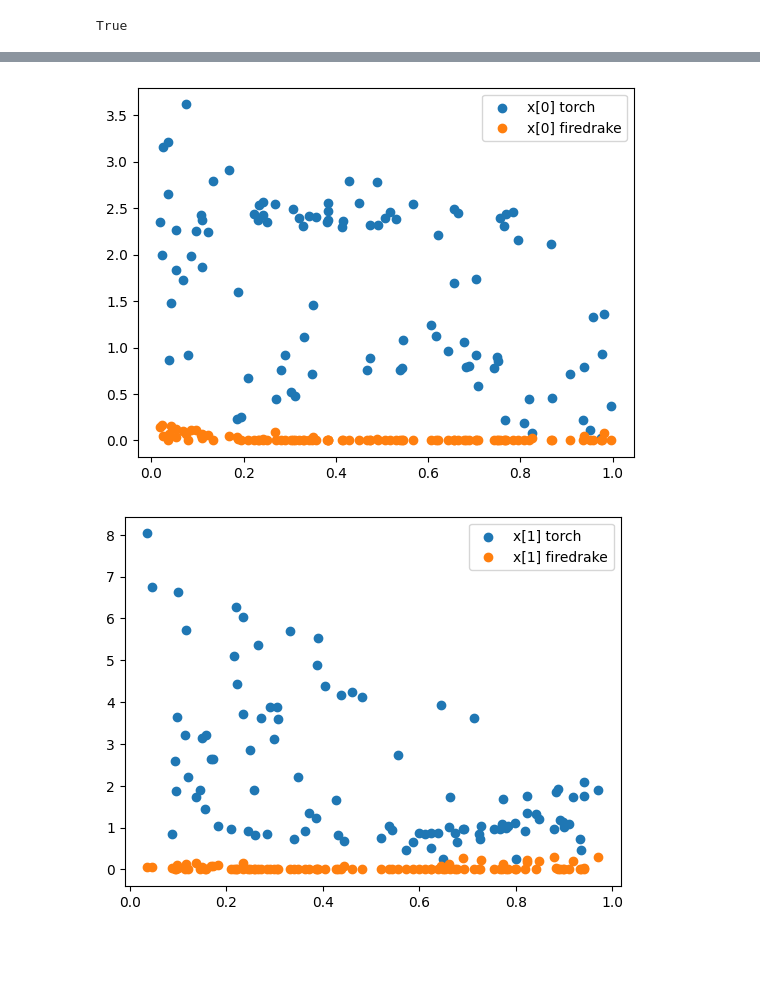
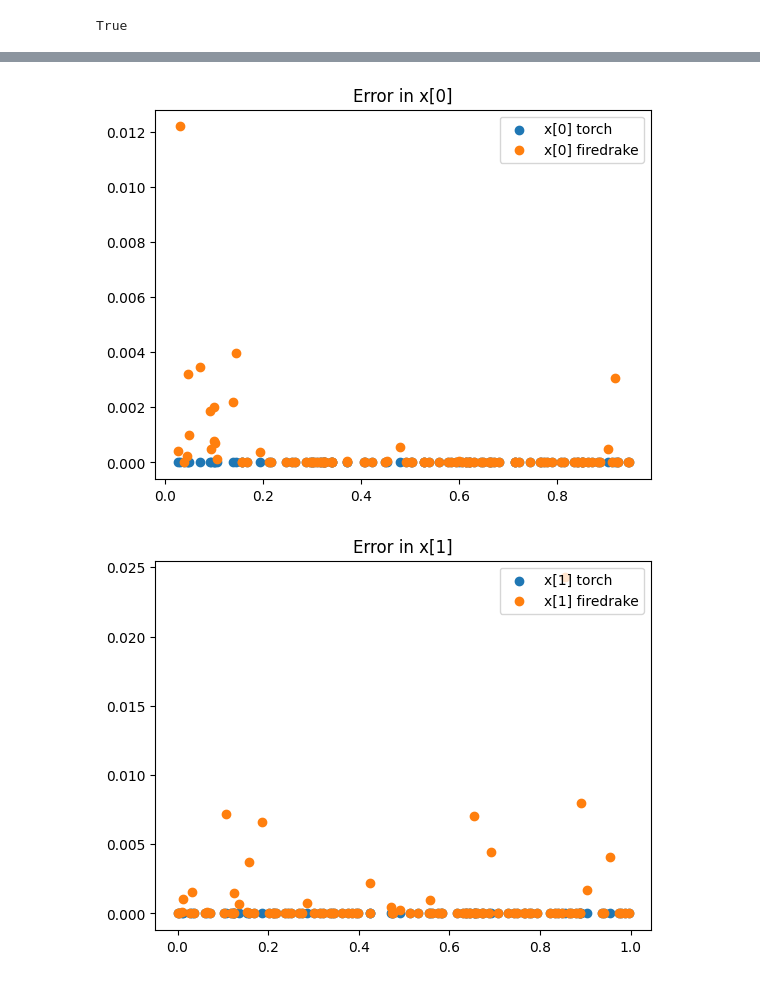
Before and after one commit to Ig-dolci/FridayAfternoonMath, a Jupyter notebook: rosenbrock_optimisation.ipynb, the cells around one changed output, grey strips where cells are left out. Drawn from its saved outputs; the diff is of its cells as text; code cells hidden in the pictures; blank space fills up the shorter version.

```diff
--- a/rosenbrock_optimisation.ipynb
+++ b/rosenbrock_optimisation.ipynb
@@ -48,26 +67,28 @@ plt.show()
 # %%
-iterations = 20
-number_of_cases = 100
-n = 3  # number of dimensions
-# produce a list of random numbers in the range (0,1.0]
-list_of_random_numbers =[[np.random.rand() for i in range(n)] for j in range(number_of_cases)]
+iterations = 20  # number of iterations to run the optimization
+number_of_cases = 100  # number of cases to generate
+N = 2  # number of dimensions
+list_of_random_numbers =[[np.random.rand() for i in range(N)] for j in range(number_of_cases)]
 # %%
 %time
 from functools import partial
 import torch
 from torch import optim
 
-def rosenbrock(x, n):
+def rosenbrock(x, N):
     return sum(100*(x[i+1] - x[i]**2)**2 + (1 - x[i])**2 for i in range(len(x)-1))
 
 result_torch = []
 for j in range(number_of_cases):
     a = torch.tensor(list_of_random_numbers[j], requires_grad=True)
-    loss = partial(rosenbrock, a, n)
-    opt = optim.LBFGS([a])
-    for i in range(iterations):
-        opt.zero_grad()
-        loss().backward()
-        opt.step(loss)
+    function = partial(rosenbrock, a, N)
+    optimizer = optim.LBFGS([a])
+    for _ in range(iterations):
+        def closure():
+            optimizer.zero_grad()
+            loss = function()
+            loss.backward()
+            return loss
+        optimizer.step(closure)
     result_torch.append(a.tolist())
 # %% [output]
@@ -95,7 +113,7 @@ mesh = UnitSquareMesh(1, 1)
 R = FunctionSpace(mesh, "R", 0)
 result_firedrake = []
 for j in range(number_of_cases):
-    x = [Function(R, val=list_of_random_numbers[j][i]) for i in range(n)]
+    x = [Function(R, val=list_of_random_numbers[j][i]) for i in range(N)]
     f = sum(100*(x[i+1] - x[i]**2)**2 + (1 - x[i])**2 for i in range(len(x)-1))
     # cost function
     J = assemble(f * dx(domain=mesh))
@@ -111,25 +129,26 @@ Wall time: 1.91 µs
 # %%
 errors_torch = [
     [abs(result_torch[j][i] - 1.0) for i in range(len(result_torch[j]))]
     for j in range(number_of_cases)
     ]
 errors_firedrake = [
     [abs(result_firedrake[j][i] - 1.0) for i in range(len(result_firedrake[j]))]
     for j in range(number_of_cases)
     ]
 
 
 for i in range(len(errors_torch[0])):
     plt.scatter(
         [list_of_random_numbers[j][i] for j in range(number_of_cases)],
         [errors_torch[j][i] for j in range(number_of_cases)], label=f'x[{i}] torch'
         )
     plt.scatter(
         [list_of_random_numbers[j][i] for j in range(number_of_cases)],
         [errors_firedrake[j][i] for j in range(number_of_cases)], label=f'x[{i}] firedrake'
         )
     plt.legend(loc='upper right')
+    plt.title(f'Error in x[{i}]')
     plt.show()
 # %% [output]
-[figure, old version]
+[figure, new version]
-[figure, old version]
+[figure, new version]
```
Also changed, not shown: parts of 15 cells of this notebook.
